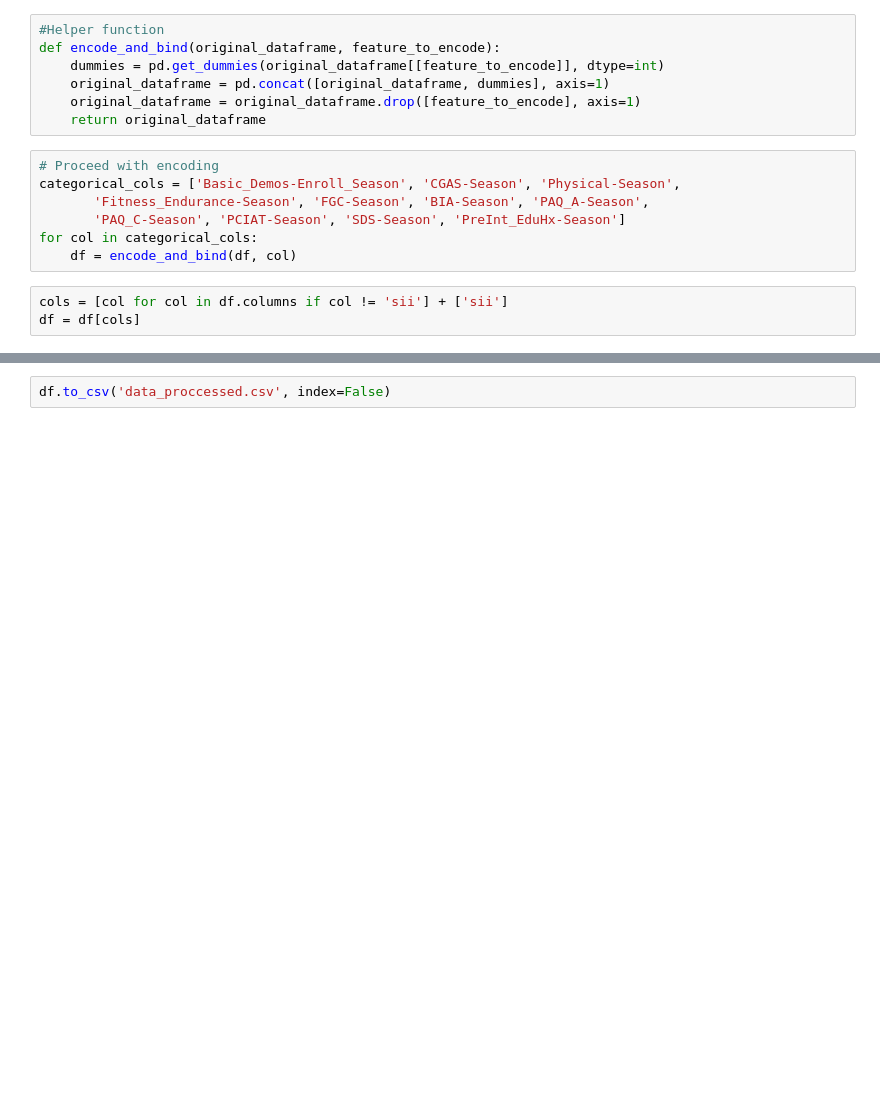
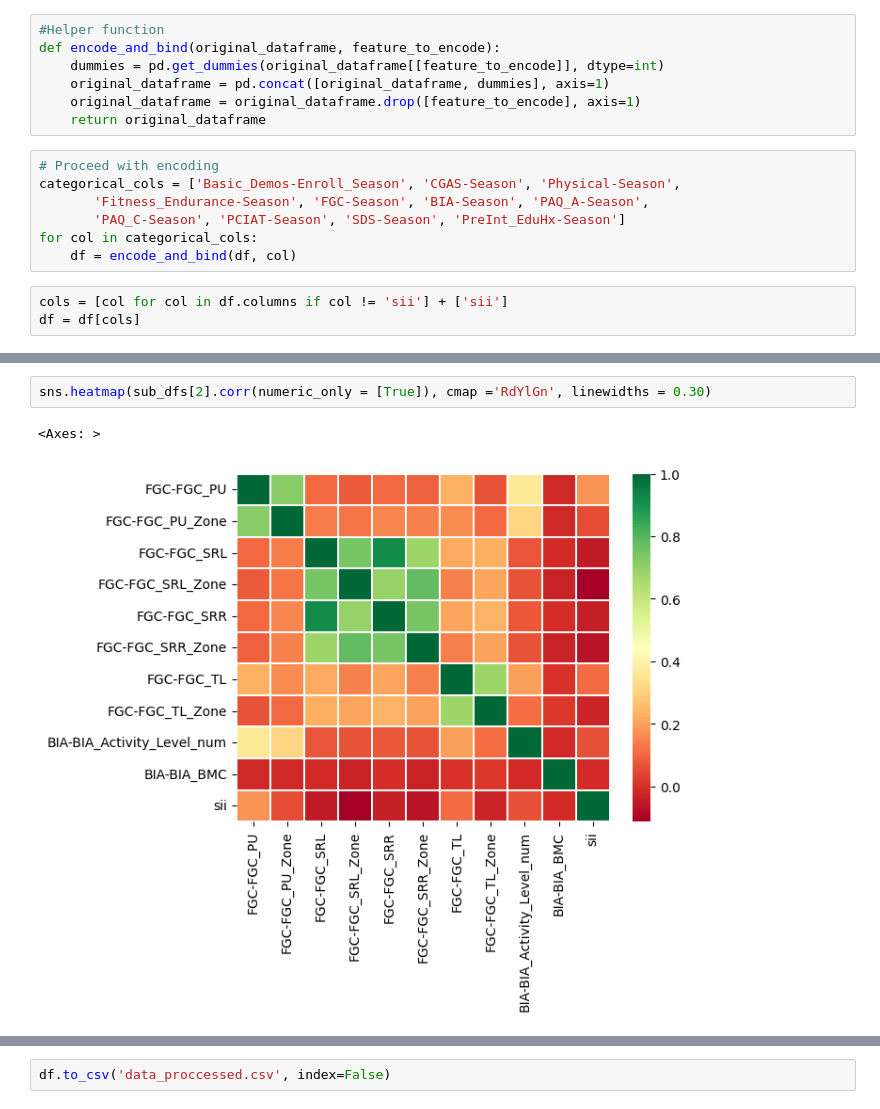
Before and after one commit to nguyentankdb17/Child_Mind_Institute, a Jupyter notebook: data_preprocessing/data-preprocessing.ipynb, the cells around one changed output, grey strips where cells are left out. Drawn from its saved outputs; the diff is of its cells as text; blank space fills up the shorter version.

```diff
--- a/data_preprocessing/data-preprocessing.ipynb
+++ b/data_preprocessing/data-preprocessing.ipynb
@@ -116,0 +155,5 @@ df.head(20)
+# %%
+sns.heatmap(sub_dfs[2].corr(numeric_only = [True]), cmap ='RdYlGn', linewidths = 0.30)
+# %% [output]
+<Axes: >
+[figure, added]
```
Also changed, not shown: parts of 28 cells of this notebook.
